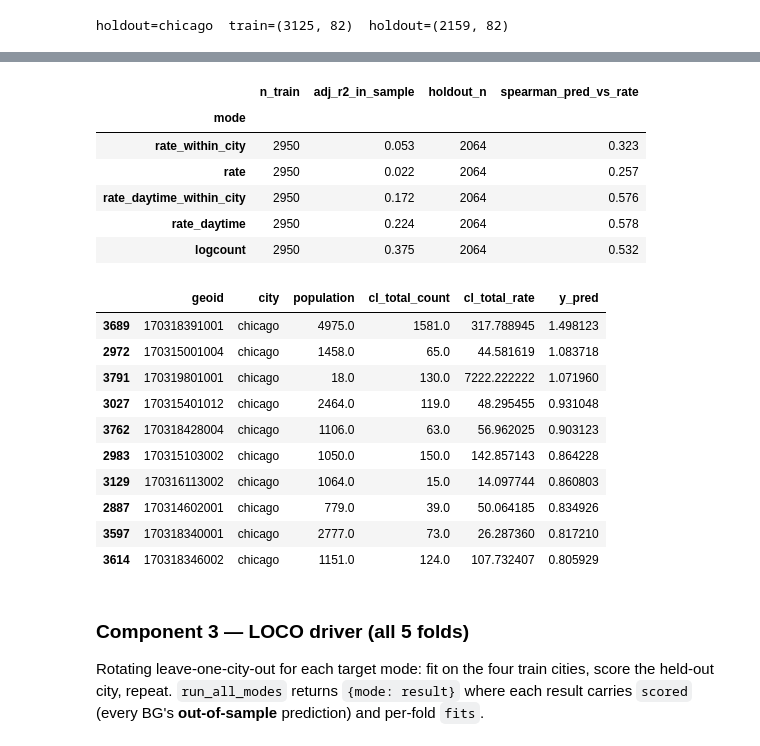
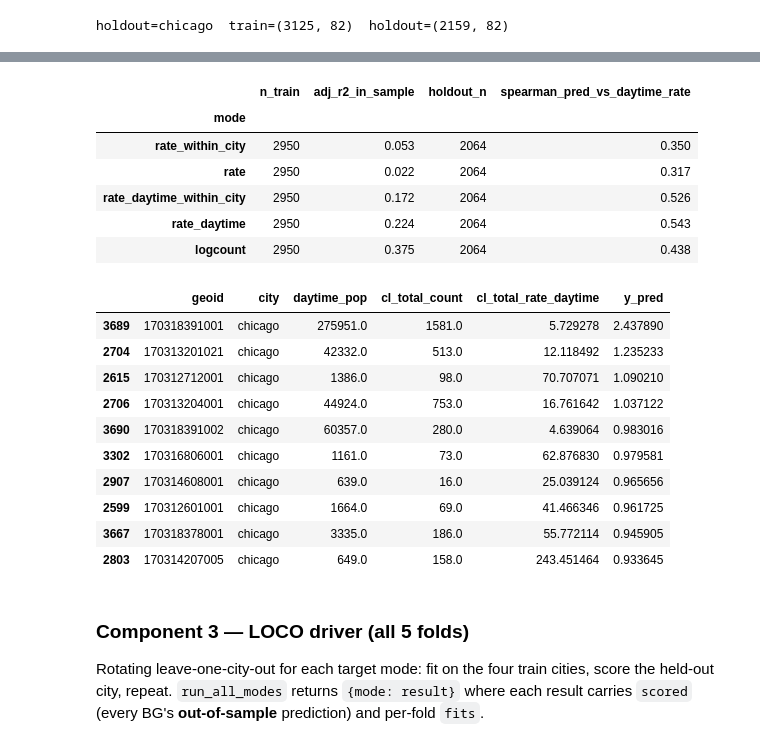
Before and after one commit to eprashar-clgx/crime-idx-2026, a Jupyter notebook: notebooks/regression_modelling/models/02_regression_prediction.ipynb, the cells around one changed output, grey strips where cells are left out. Drawn from its saved outputs; the diff is of its cells as text; code cells hidden in the pictures.

```diff
--- a/notebooks/regression_modelling/models/02_regression_prediction.ipynb
+++ b/notebooks/regression_modelling/models/02_regression_prediction.ipynb
@@ -76,34 +98,34 @@ for mode in TARGET_MODES:
         "adj_r2_in_sample": round(fit["result"].rsquared_adj, 3),
         "holdout_n": len(scored),
         # ranking sanity: predicted risk vs ACTUAL holdout rate (headline metric is rank-based)
-        "spearman_pred_vs_rate": round(spearmanr(scored["y_pred"], scored["cl_total_rate"]).statistic, 3),
+        "spearman_pred_vs_daytime_rate": round(spearmanr(scored["y_pred"], scored["cl_total_rate_daytime"]).statistic, 3),
     })
 pd.DataFrame(rows).set_index("mode")
 # %% [output]
-|  | n_train | adj_r2_in_sample | holdout_n | spearman_pred_vs_rate |
+|  | n_train | adj_r2_in_sample | holdout_n | spearman_pred_vs_daytime_rate |
 | mode |  |  |  |  |
-| rate_within_city | 2950 | 0.053 | 2064 | 0.323 |
-| rate | 2950 | 0.022 | 2064 | 0.257 |
-| rate_daytime_within_city | 2950 | 0.172 | 2064 | 0.576 |
-| rate_daytime | 2950 | 0.224 | 2064 | 0.578 |
-| logcount | 2950 | 0.375 | 2064 | 0.532 |
+| rate_within_city | 2950 | 0.053 | 2064 | 0.350 |
+| rate | 2950 | 0.022 | 2064 | 0.317 |
+| rate_daytime_within_city | 2950 | 0.172 | 2064 | 0.526 |
+| rate_daytime | 2950 | 0.224 | 2064 | 0.543 |
+| logcount | 2950 | 0.375 | 2064 | 0.438 |
 # %%
-# peek at the headline (within-city) fold's top predicted-risk BGs in the held-out city
-scored_by_mode["rate_within_city"][["geoid", "city", "population", "cl_total_count",
-                                      "cl_total_rate", "y_pred"]] \
+# peek at the headline (within-city daytime) fold's top predicted-risk BGs in the held-out city
+scored_by_mode["rate_daytime_within_city"][["geoid", "city", "daytime_pop", "cl_total_count",
+                                             "cl_total_rate_daytime", "y_pred"]] \
     .sort_values("y_pred", ascending=False).head(10)
 # %% [output]
-|  | geoid | city | population | cl_total_count | cl_total_rate | y_pred |
-| 3689 | 170318391001 | chicago | 4975.0 | 1581.0 | 317.788945 | 1.498123 |
-| 2972 | 170315001004 | chicago | 1458.0 | 65.0 | 44.581619 | 1.083718 |
-| 3791 | 170319801001 | chicago | 18.0 | 130.0 | 7222.222222 | 1.071960 |
-| 3027 | 170315401012 | chicago | 2464.0 | 119.0 | 48.295455 | 0.931048 |
-| 3762 | 170318428004 | chicago | 1106.0 | 63.0 | 56.962025 | 0.903123 |
-| 2983 | 170315103002 | chicago | 1050.0 | 150.0 | 142.857143 | 0.864228 |
-| 3129 | 170316113002 | chicago | 1064.0 | 15.0 | 14.097744 | 0.860803 |
-| 2887 | 170314602001 | chicago | 779.0 | 39.0 | 50.064185 | 0.834926 |
-| 3597 | 170318340001 | chicago | 2777.0 | 73.0 | 26.287360 | 0.817210 |
-| 3614 | 170318346002 | chicago | 1151.0 | 124.0 | 107.732407 | 0.805929 |
+|  | geoid | city | daytime_pop | cl_total_count | cl_total_rate_daytime | y_pred |
+| 3689 | 170318391001 | chicago | 275951.0 | 1581.0 | 5.729278 | 2.437890 |
+| 2704 | 170313201021 | chicago | 42332.0 | 513.0 | 12.118492 | 1.235233 |
+| 2615 | 170312712001 | chicago | 1386.0 | 98.0 | 70.707071 | 1.090210 |
+| 2706 | 170313204001 | chicago | 44924.0 | 753.0 | 16.761642 | 1.037122 |
+| 3690 | 170318391002 | chicago | 60357.0 | 280.0 | 4.639064 | 0.983016 |
+| 3302 | 170316806001 | chicago | 1161.0 | 73.0 | 62.876830 | 0.979581 |
+| 2907 | 170314608001 | chicago | 639.0 | 16.0 | 25.039124 | 0.965656 |
+| 2599 | 170312601001 | chicago | 1664.0 | 69.0 | 41.466346 | 0.961725 |
+| 3667 | 170318378001 | chicago | 3335.0 | 186.0 | 55.772114 | 0.945905 |
+| 2803 | 170314207005 | chicago | 649.0 | 158.0 | 243.451464 | 0.933645 |
 # %% [markdown]
 ### Component 3 — LOCO driver (all 5 folds)
 
```
Also changed, not shown: parts of 5 cells of this notebook.
